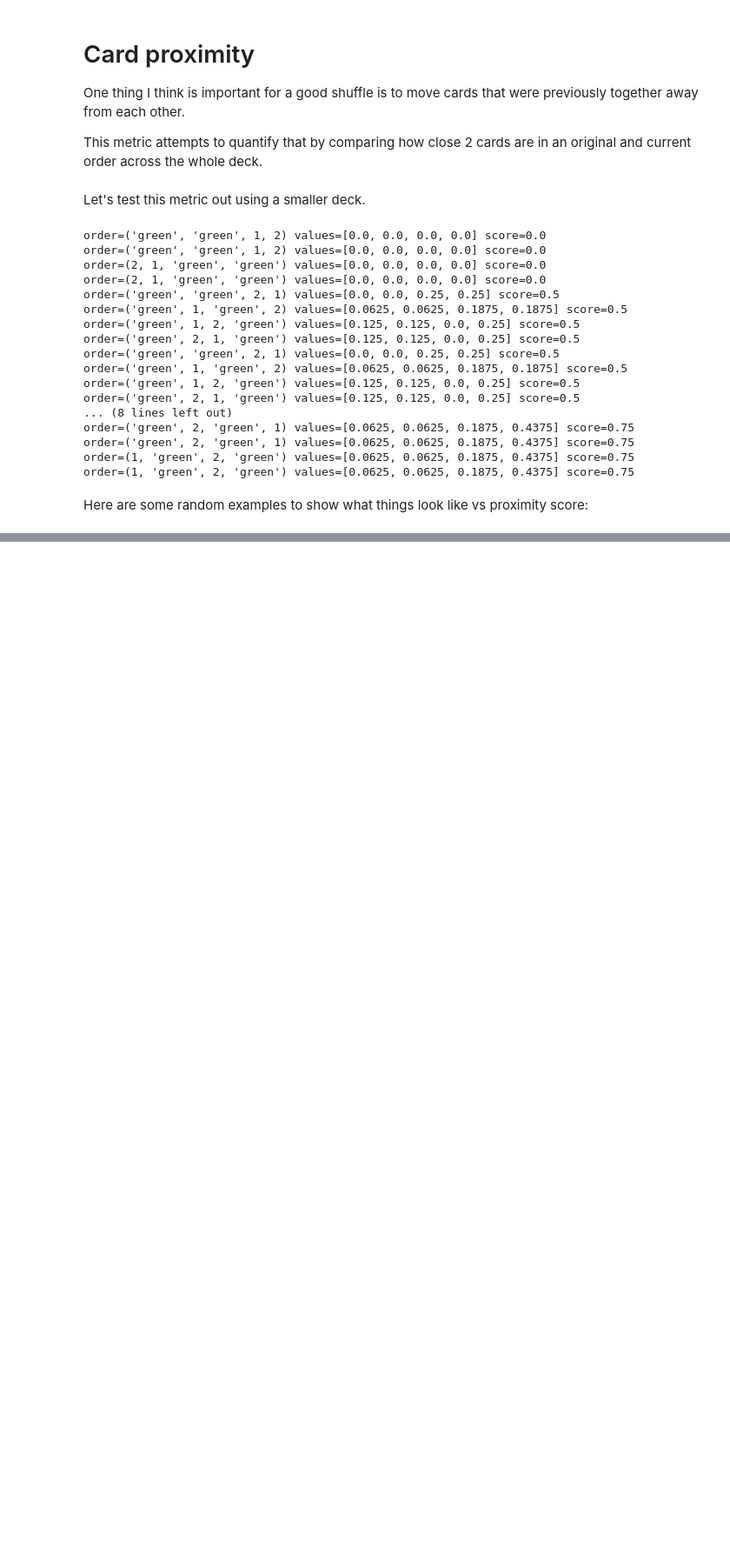
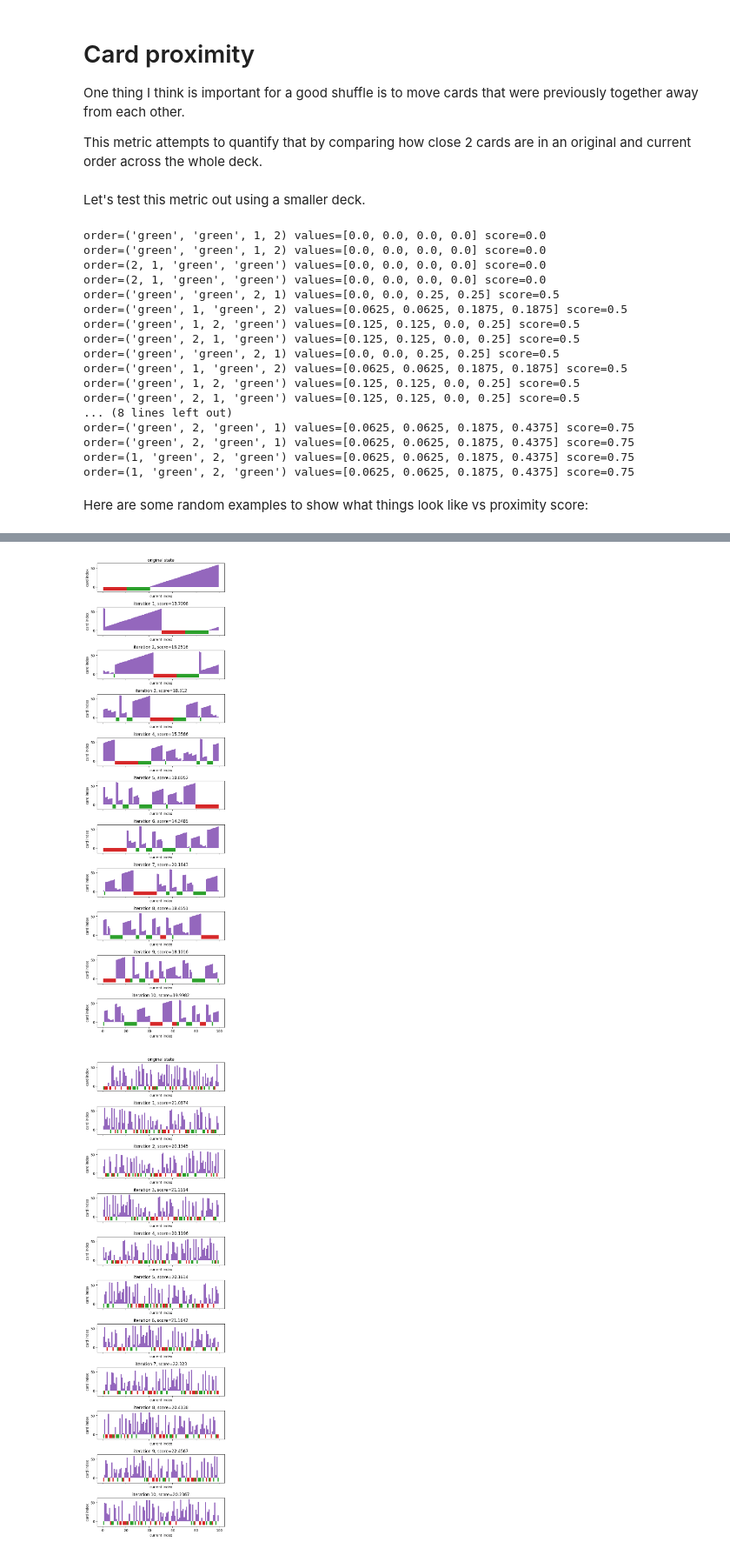
Before and after one commit to nouseforkeys/shuffle-visualisation, a Jupyter notebook: shuffle_visualisation.ipynb, the cells around one changed output, grey strips where cells are left out. Shown: that part at 87% size. Drawn from its saved outputs; the diff is of its cells as text; code cells hidden in the pictures; blank space fills up the shorter version.

Commit message:
created basic shuffling func and ran some tests

```diff
--- a/shuffle_visualisation.ipynb
+++ b/shuffle_visualisation.ipynb
@@ -211,0 +223,34 @@ for i in range(3):
+# %%
+def basic_shuffle(library: list[int|str], seed: int = 0) -> list[int|str]:
+    """
+    returns a copy of the library passed with one iteration of basic shuffling
+    """
+    random.seed(seed)
+    shuffled = []
+    index = 0
+    while len(shuffled) < len(library):
+        next_index = random.randint(index, len(library))
+        shuffled = library[index: next_index] + shuffled
+        index = next_index
+    return deepcopy(shuffled)
+# %%
+# let's see what this shuffle looks like on an ordered deck
+def visualise_basic_shuffle(library: list[int|str], n_iterations: int) -> None:
+    n_iterations = 10
+    fig, _ = plt.subplots(nrows=n_iterations + 1, sharex=True)
+    ax = fig.axes[0]
+    visualise(library, ax=ax, title='original state')
+
+    shuffled = library
+    for ax, iteration in tqdm(zip(fig.axes[1:], range(n_iterations))):
+        shuffled = basic_shuffle(shuffled, seed=iteration)
+        score = proximity(ordered_deck, shuffled)
+        visualise(shuffled, ax=ax, title=f'iteration {iteration + 1}, {score=:.6g}')
+    fig.set_size_inches(6, 20)
+    fig.tight_layout()
+
+visualise_basic_shuffle(ordered_deck, 10)
+visualise_basic_shuffle(random_order, 10)
+# %% [output]
+[figure, added]
+[figure, added]
```
Also changed, not shown: parts of 4 cells of this notebook.
